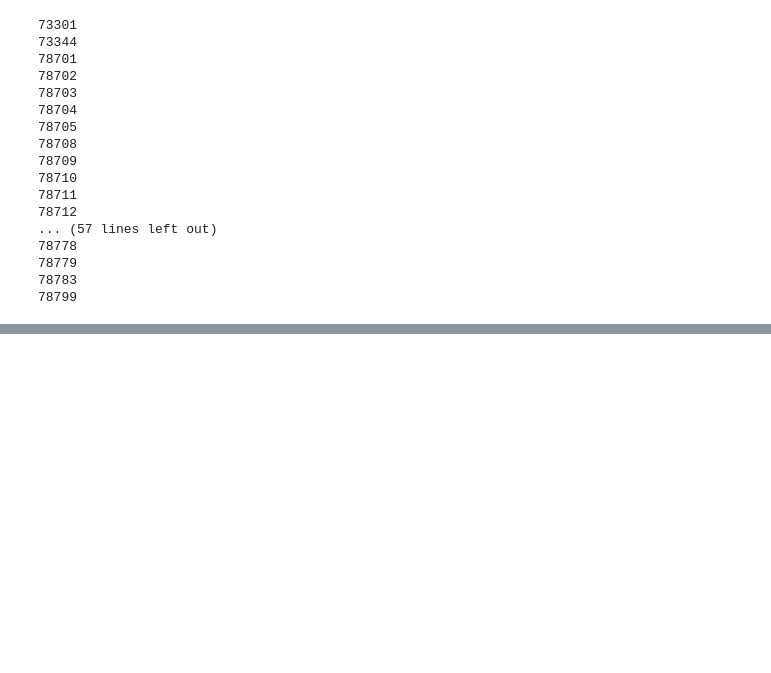
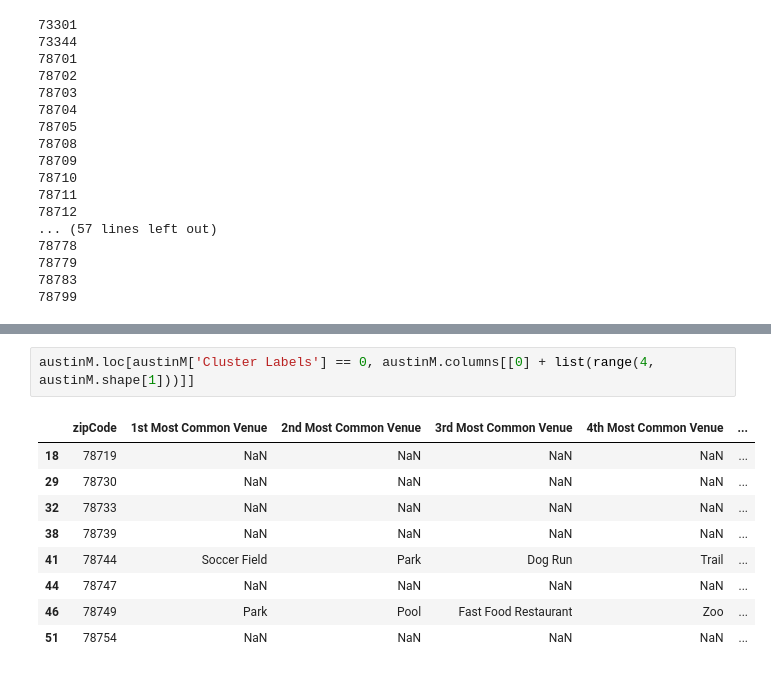
Before and after one commit to elunatik/Coursera_Capstone, a Jupyter notebook: Coursera_Capstone-master/Capstone Project/Week 5/Week 5 - Capstone Project Report.ipynb, the cells around one changed output, grey strips where cells are left out. Drawn from its saved outputs; the diff is of its cells as text; blank space fills up the shorter version.

```diff
--- a/Coursera_Capstone-master/Capstone Project/Week 5/Week 5 - Capstone Project Report.ipynb
+++ b/Coursera_Capstone-master/Capstone Project/Week 5/Week 5 - Capstone Project Report.ipynb
@@ -293,0 +425,12 @@ austinV.groupby('PostalCode').count()
+# %%
+austinM.loc[austinM['Cluster Labels'] == 0, austinM.columns[[0] + list(range(4, austinM.shape[1]))]]
+# %% [output]
+|  | zipCode | 1st Most Common Venue | 2nd Most Common Venue | 3rd Most Common Venue | 4th Most Common Venue | ... |
+| 18 | 78719 | NaN | NaN | NaN | NaN | ... |
+| 29 | 78730 | NaN | NaN | NaN | NaN | ... |
+| 32 | 78733 | NaN | NaN | NaN | NaN | ... |
+| 38 | 78739 | NaN | NaN | NaN | NaN | ... |
+| 41 | 78744 | Soccer Field | Park | Dog Run | Trail | ... |
+| 44 | 78747 | NaN | NaN | NaN | NaN | ... |
+| 46 | 78749 | Park | Pool | Fast Food Restaurant | Zoo | ... |
+| 51 | 78754 | NaN | NaN | NaN | NaN | ... |
```
Also changed, not shown: parts of 24 cells of this notebook.
